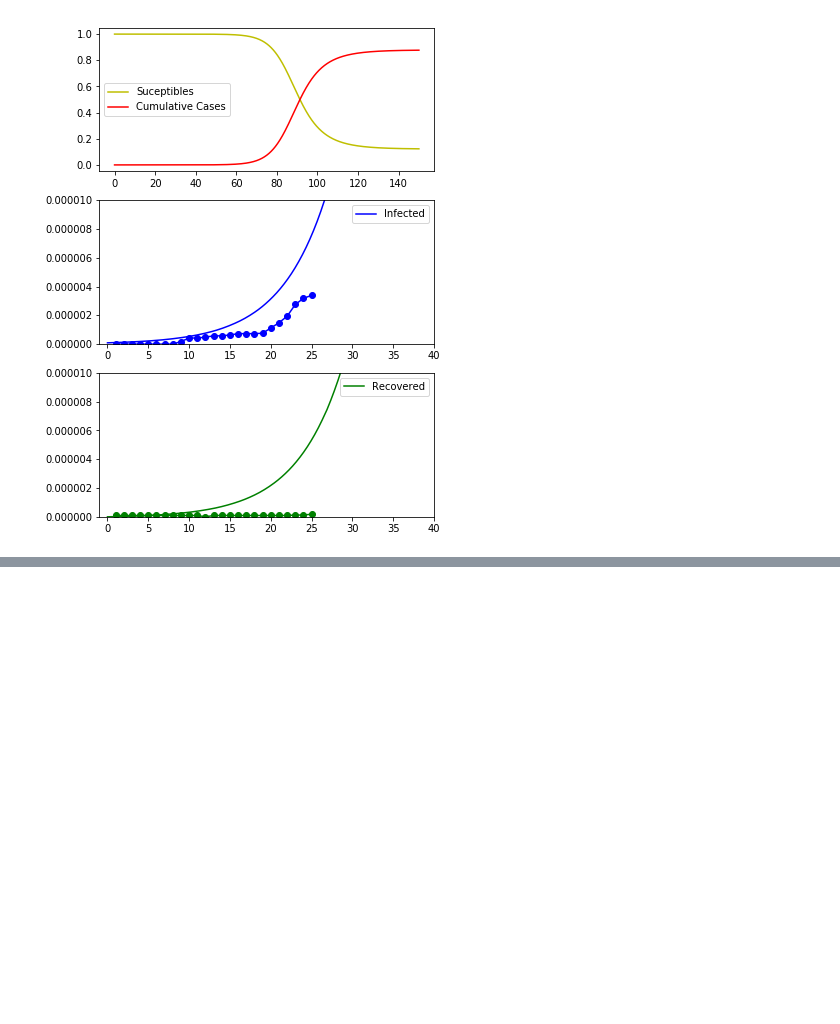
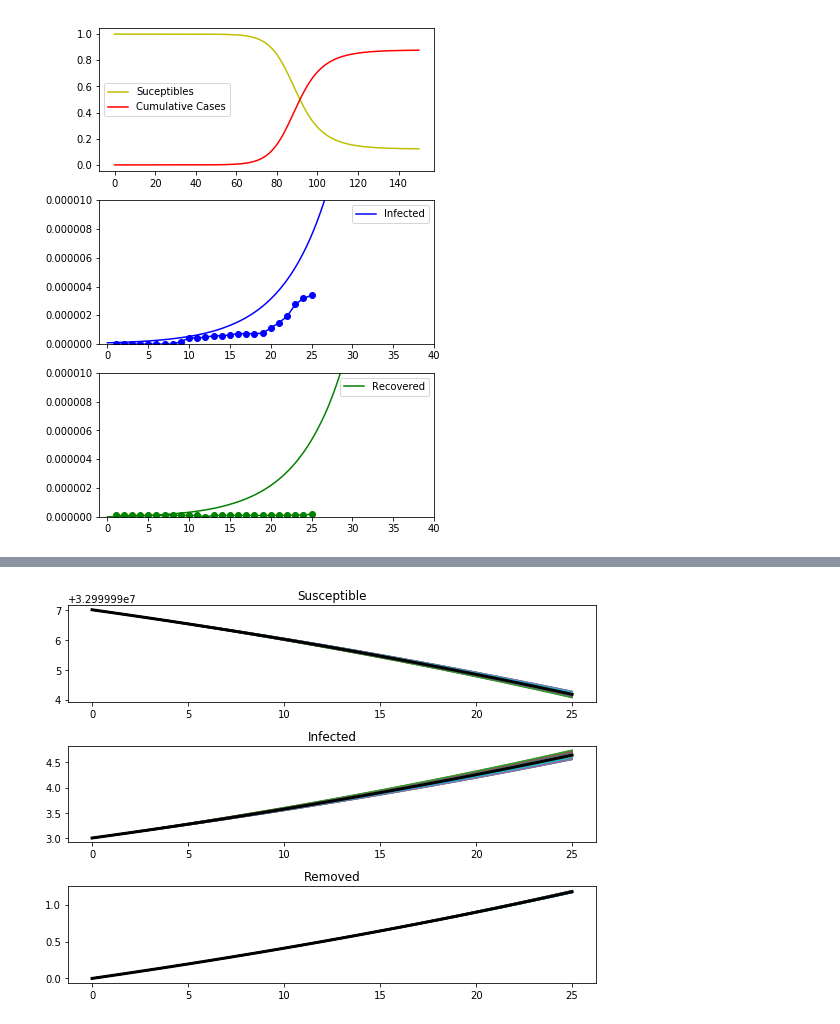
Before and after one commit to anooppambika/covid19, a Jupyter notebook: COVI19_SIRAnalysis.ipynb, the cells around one changed output, grey strips where cells are left out. Cells and saved outputs as stored; diff of their text form; code cells hidden in the pictures; blank space fills up the shorter version.

```diff
--- a/COVI19_SIRAnalysis.ipynb
+++ b/COVI19_SIRAnalysis.ipynb
@@ -145,0 +166,46 @@ plt.show()
+# %%
+# define parameter distributions
+from pygom.utilR import rgamma
+
+d = dict()
+d['beta'] = (rgamma, {'shape':9000.0, 'rate':300000.0})
+d['gamma'] = (rgamma, {'shape':156250.0, 'rate':12500000.0})
+d['N'] = N
+# %%
+# initial conditions
+N = 33_000_000
+in_inf = round(3)
+init_state = [N - in_inf, in_inf, 0.0]
+
+# # time
+# t = np.linspace (0 , 500 , 10001)
+
+# deterministic parameter values
+param_evals = [('beta', 0.3), ('gamma', 0.125), ('N', N)]
+# %%
+model_p.parameters = d
+model_p.initial_values = (init_state, t_fit[0])
+# %%
+# solve for 10 parameter sets
+Ymean, Yall = model_p.simulate_param(t[1::], iteration=100, full_output=True)
+# %%
+# plot solutions
+import matplotlib.pyplot as plt
+
+fig, (ax1, ax2, ax3) = plt.subplots(3,1, figsize=(8,6))
+for i in range(np.shape(Yall)[0]):
+    ax1.plot(t, Yall[i][:,0])
+    ax2.plot(t, Yall[i][:,1])
+    ax3.plot(t, Yall[i][:,2])
+ax1.plot(t, Ymean[:,0], linewidth=3,color='k')
+ax2.plot(t, Ymean[:,1], linewidth=3,color='k')
+ax3.plot(t, Ymean[:,2], linewidth=3,color='k')
+ax1.ticklabel_format(style='sci', axis='y', scilimits=(0,0))
+ax2.ticklabel_format(style='sci', axis='y', scilimits=(0,0))
+ax3.ticklabel_format(style='sci', axis='y', scilimits=(0,0))
+ax1.set_title('Susceptible')
+ax2.set_title('Infected')
+ax3.set_title('Removed')
+plt.tight_layout()
+# %% [output]
+[figure, added]
```
Also changed, not shown: parts of 10 cells of this notebook.
